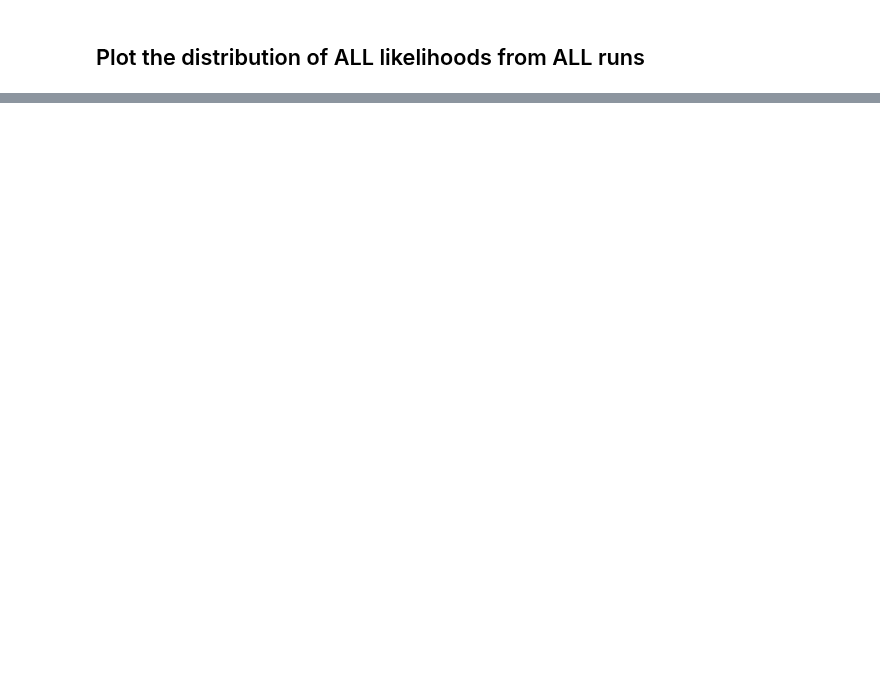
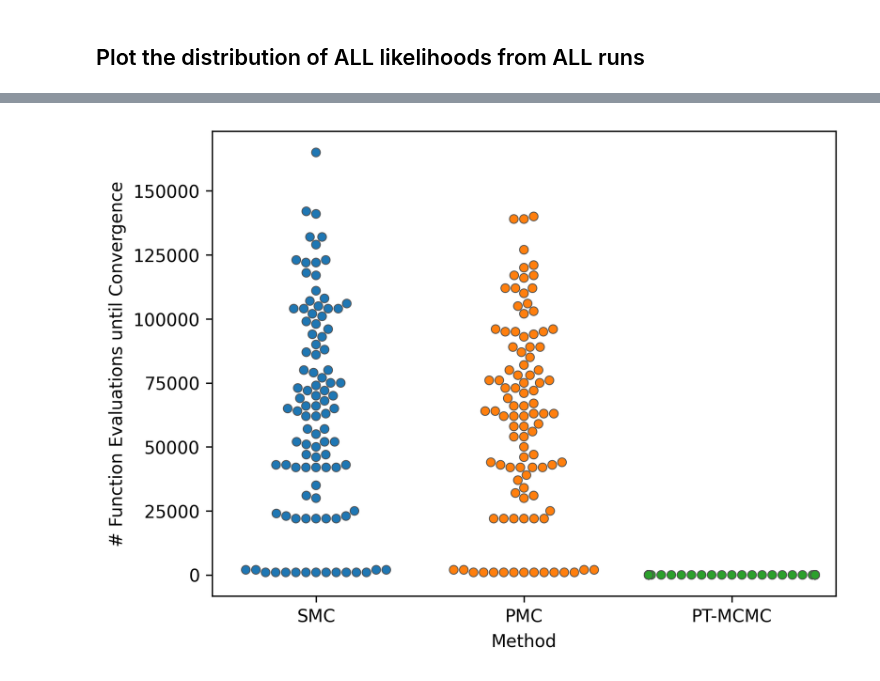
Before and after one commit to LarkinIt/BayesianBenchmark, a Jupyter notebook: compare_methods.ipynb, the cells around one changed output, grey strips where cells are left out. Saved outputs shown, nothing was run; the diff lists cells and outputs as text; code cells hidden in the pictures; blank space fills up the shorter version.

```diff
--- a/compare_methods.ipynb
+++ b/compare_methods.ipynb
@@ -77,15 +91,17 @@ print(f"MAX NUM FUNC CALLS: {np.max([max(x) for x in calls])}")
 # %%
-llh_threshold = -11
+llh_threshold = -30
 plt.figure(dpi=300)
 #grouped_results[0].get_convergence_times(llh_threshold)
 conv = np.array([x.get_convergence_times(llh_threshold) for x in grouped_results], dtype=object)
 conv_df = pd.DataFrame()
 for conv_arr, method in zip(conv, methods):
 	temp_df = pd.DataFrame()
 	temp_df[method] = conv_arr
 	conv_df = pd.concat([conv_df, temp_df])
 
 sns.swarmplot(conv_df, edgecolor="#505050", linewidth=0.5)
 plt.xticks(range(len(methods)), [x.abbr for x in grouped_results])
 plt.xlabel("Method");
 plt.ylabel(f"# Function Evaluations until Convergence");
+# %% [output]
+[figure, added]
```
Also changed, not shown: parts of 4 cells of this notebook, 2 other files.
